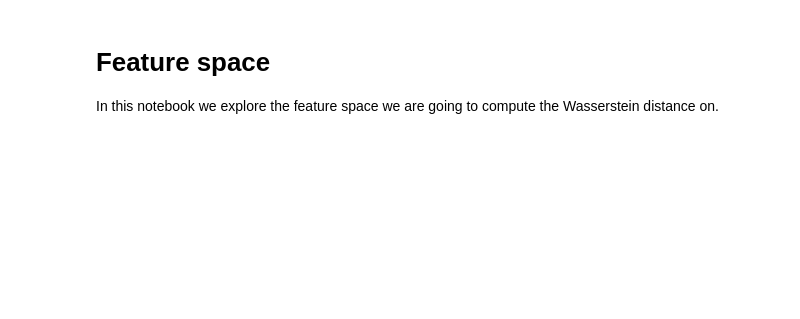
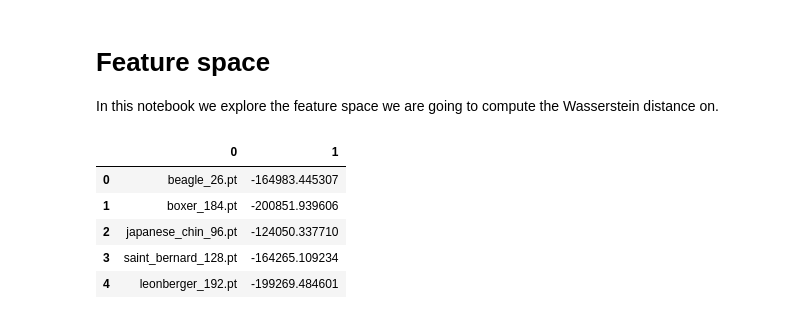
Before and after one commit to nobias-project/OT-ICNN-bias, a Jupyter notebook: notebooks/Feature spaces.ipynb, the cells around one changed output. Saved outputs shown, nothing was run; the diff lists cells and outputs as text; code cells hidden in the pictures; blank space fills up the shorter version.

```diff
--- a/notebooks/Feature spaces.ipynb
+++ b/notebooks/Feature spaces.ipynb
@@ -29,3 +29,13 @@ def plot_tsne(path, array1, array2):
 data = src.datasets.Pet_Features("../data/oxford-iiit-pet/resnet50")
 # %%
 dataloader = torch.utils.data.DataLoader(data, batch_size=1)
+# %%
+results = pd.read_csv("../results/Results_Pet_resnet50/convex_f_39_results.csv", header = None)
+results.head()
+# %% [output]
+|  | 0 | 1 |
+| 0 | beagle_26.pt | -164983.445307 |
+| 1 | boxer_184.pt | -200851.939606 |
+| 2 | japanese_chin_96.pt | -124050.337710 |
+| 3 | saint_bernard_128.pt | -164265.109234 |
+| 4 | leonberger_192.pt | -199269.484601 |
```
Also changed, not shown: parts of 5 cells of this notebook, 3 other files.
